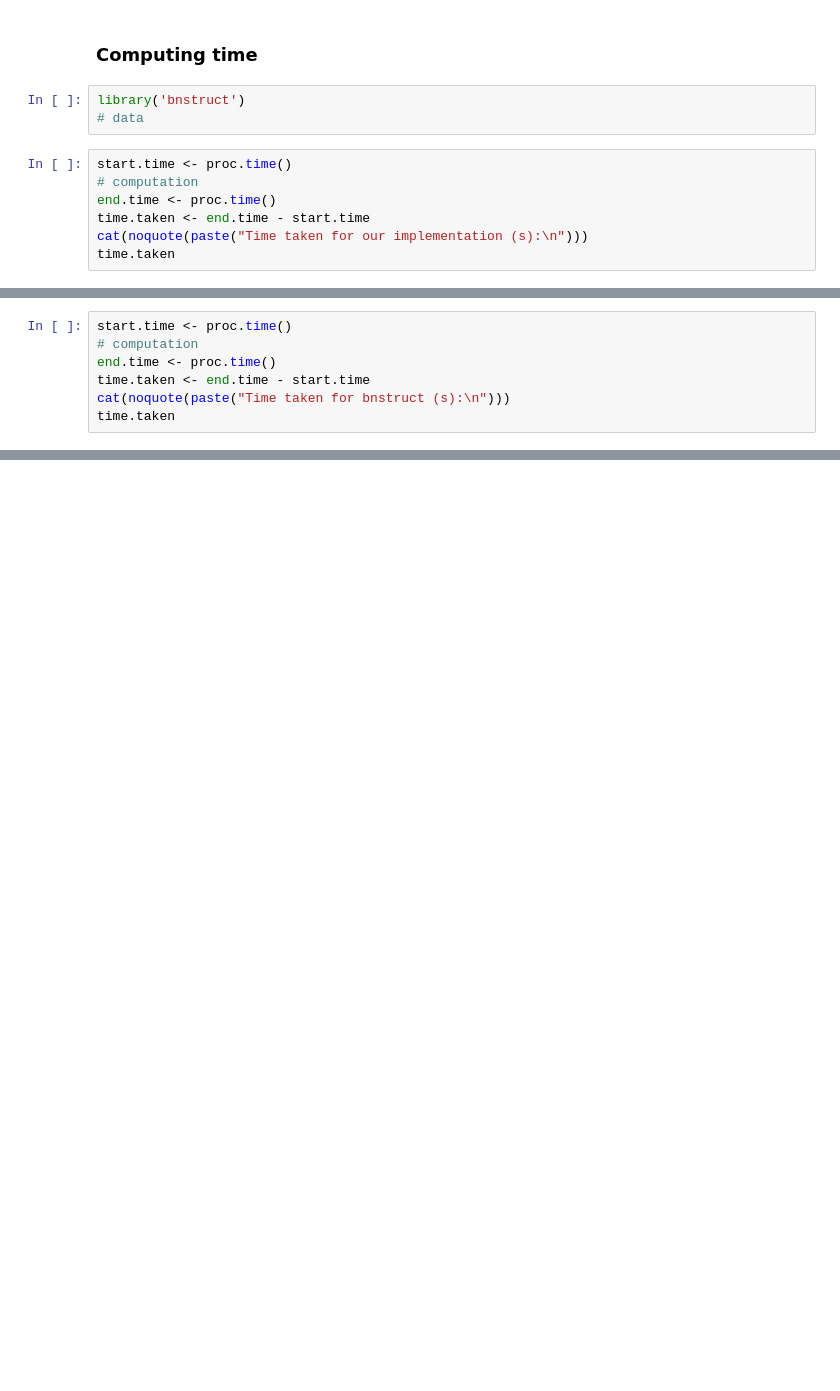
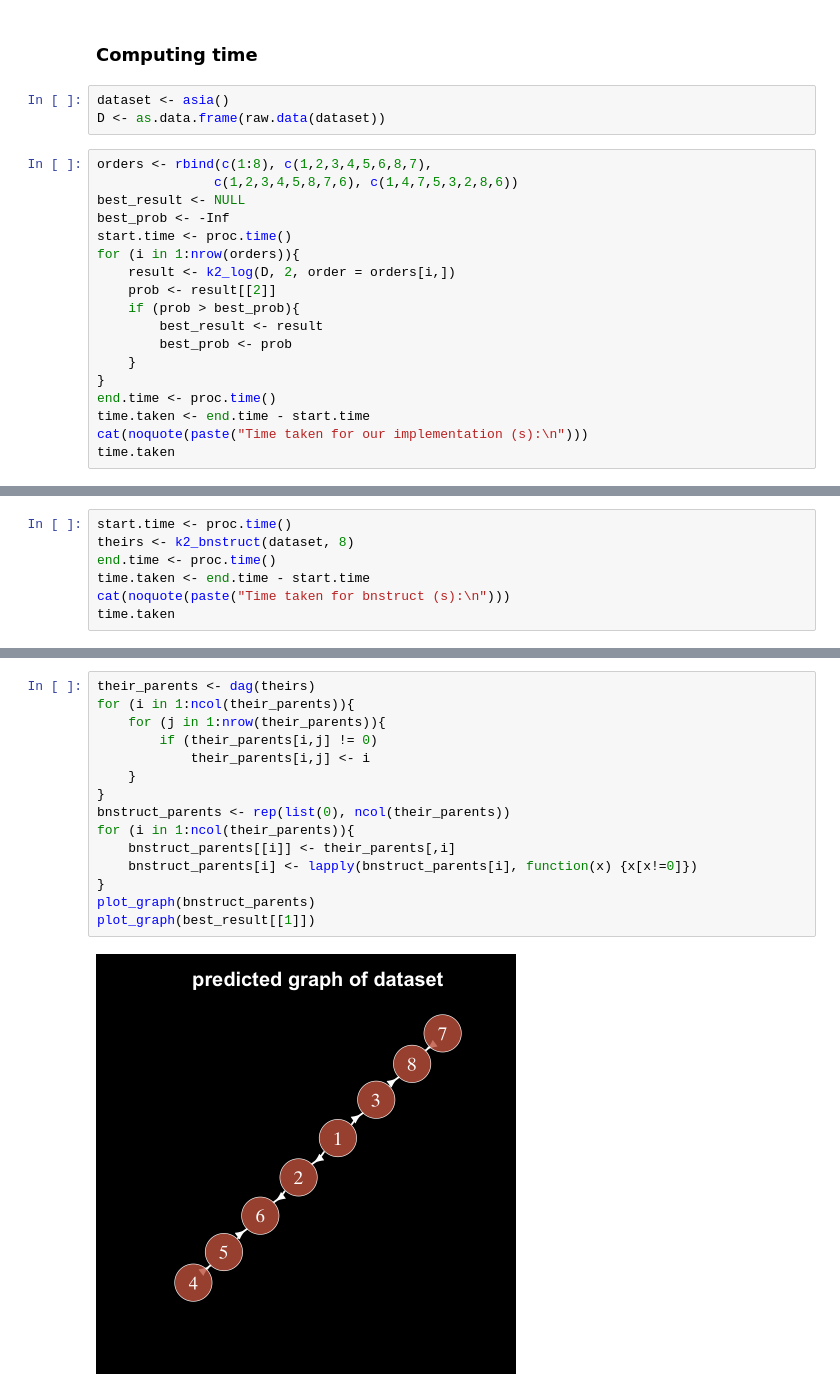
Before and after one commit to ElHuaco/Bayesian-topology, a Jupyter notebook: src/k2.ipynb, the cells around one changed output, grey strips where cells are left out. Drawn from its saved outputs; the diff is of its cells as text; blank space fills up the shorter version.

Commit message:
Added bnstruct example

```diff
--- a/src/k2.ipynb
+++ b/src/k2.ipynb
@@ -218,11 +232,22 @@ We see a small speed-up of a few seconds $\Rightarrow$ There must be more costly
 # %% [markdown]
 ### Computing time
 # %%
-library('bnstruct')
-# data
+dataset <- asia()
+D <- as.data.frame(raw.data(dataset))
 # %%
+orders <- rbind(c(1:8), c(1,2,3,4,5,6,8,7),
+               c(1,2,3,4,5,8,7,6), c(1,4,7,5,3,2,8,6))
+best_result <- NULL
+best_prob <- -Inf
 start.time <- proc.time()
-# computation
+for (i in 1:nrow(orders)){
+    result <- k2_log(D, 2, order = orders[i,])
+    prob <- result[[2]]
+    if (prob > best_prob){
+        best_result <- result
+        best_prob <- prob
+    }
+}
 end.time <- proc.time()
 time.taken <- end.time - start.time
 cat(noquote(paste("Time taken for our implementation (s):\n")))
@@ -234,6 +259,6 @@ Time taken for our implementation (s):
 # %%
 start.time <- proc.time()
-# computation
+theirs <- k2_bnstruct(dataset, 8)
 end.time <- proc.time()
 time.taken <- end.time - start.time
 cat(noquote(paste("Time taken for bnstruct (s):\n")))
@@ -244,0 +279,17 @@ Time taken for bnstruct (s):
+# %%
+their_parents <- dag(theirs)
+for (i in 1:ncol(their_parents)){
+    for (j in 1:nrow(their_parents)){
+        if (their_parents[i,j] != 0)
+            their_parents[i,j] <- i
+    }
+}
+bnstruct_parents <- rep(list(0), ncol(their_parents))
+for (i in 1:ncol(their_parents)){
+    bnstruct_parents[[i]] <- their_parents[,i]
+    bnstruct_parents[i] <- lapply(bnstruct_parents[i], function(x) {x[x!=0]})
+}
+plot_graph(bnstruct_parents)
+plot_graph(best_result[[1]])
+# %% [output]
+[figure, added]
```
Also changed, not shown: parts of 19 cells of this notebook, 2 other files.
